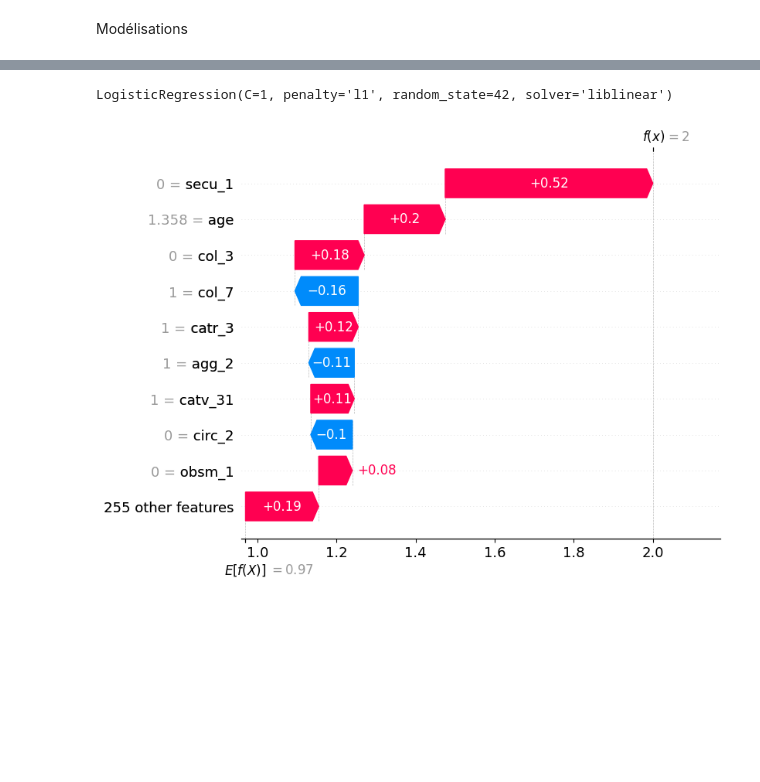
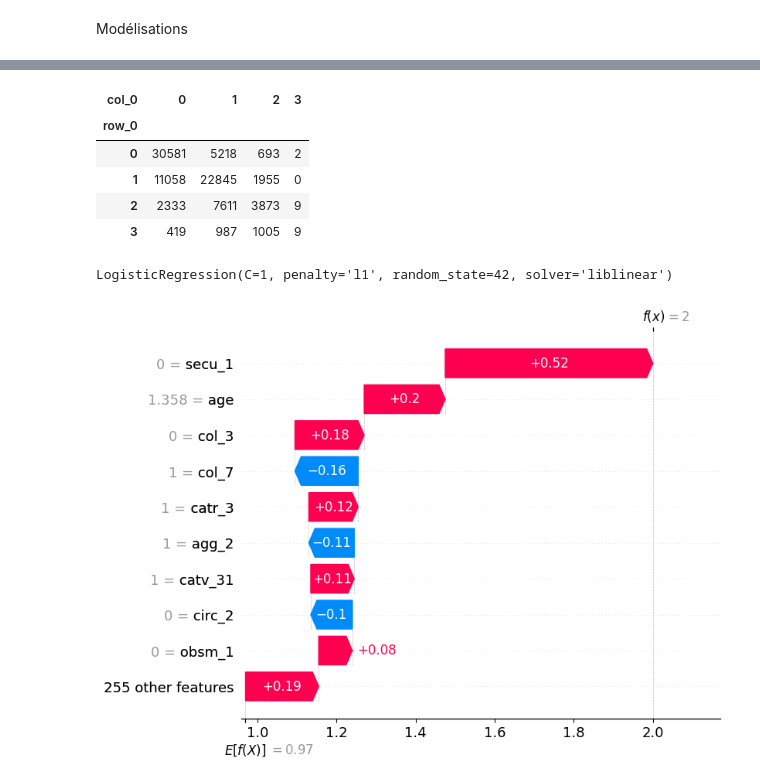
Before and after one commit to karatruc/Streamlit, a Jupyter notebook: Notebooks/ML/Classification_4_classes.ipynb, the cells around one changed output, grey strips where cells are left out. Drawn from its saved outputs; the diff is of its cells as text; code cells hidden in the pictures; blank space fills up the shorter version.

Commit message:
corr classification

```diff
--- a/Notebooks/ML/Classification_4_classes.ipynb
+++ b/Notebooks/ML/Classification_4_classes.ipynb
@@ -22,6 +22,7 @@ from catboost import CatBoostClassifier
 pd.set_option('display.max_columns', None)
 
 data_path = '../../Data'
+models_path = '../../Models'
 
 X_train = pd.read_csv('{0}/X_train.zip'.format(data_path), compression=dict(method='zip', archive_name='X_train.csv'))
 X_test = pd.read_csv('{0}/X_test.zip'.format(data_path), compression=dict(method='zip', archive_name='X_test.csv'))
@@ -100,7 +101,7 @@ model_params = {
 }
 
 best_fitted_models = {}
-df_models = pd.DataFrame()
+models_dict = {}
 
 
 for model_name, params in model_params.items():
@@ -113,17 +114,7 @@ for model_name, params in model_params.items():
 
     # recupération de la métrique recall
     report =classification_report_imbalanced(y_test, y_pred,output_dict=True)
-    df_recall = pd.DataFrame.from_dict(report).transpose()
-
-    # Suppression des lignes accuracy,avg_ et total_support
-    df_recall = df_recall[~df_recall.index.str.contains('accuracy|avg|total_support')]
-
-    # Ne garder que la colonne 'recall'
-    df_recall = df_recall[['rec']]
-
-    df_recall= df_recall.rename(columns={'rec':model_name})
-
-    df_model = pd.concat([df_model, df_recall.transpose()])
+    models_dict[model_name] = dict([(str(i) , report[str(i)]['rec']) for i in range(4)])
 
     # sauvegarde des données relatives au meilleurs modèle
     best_fitted_models[model_name] = {}
@@ -132,12 +123,12 @@ for model_name, params in model_params.items():
     best_fitted_models[model_name]['best_score'] = clf.best_score_
     best_fitted_models[model_name]['params'] = clf.best_params_
     best_fitted_models[model_name]['recall'] = clf.score(X_test, y_test)
-    best_fitted_models[model_name]['classification_report'] = classification_report_imbalanced(y_test, clf.predict(X_test))
+    best_fitted_models[model_name]['classification_report'] = classification_report_imbalanced(y_test, y_pred)
 
     best_fitted_models[model_name]['confusion_matrix'] = pd.crosstab(y_test, y_pred, rownames=['Gravité'], colnames=['Prédiction'])
     best_fitted_models[model_name]['confusion_matrix_norm'] = pd.crosstab(y_test, y_pred, rownames=['Gravité'], colnames=['Prédiction'], normalize='index')
 
-    dump(clf.best_estimator_, './modèles/best_'+model_name+'.joblib')
+    dump(clf.best_estimator_, '{}/best_{}.joblib'.format(models_path, model_name))
 
 
 
@@ -158,5 +149,8 @@ for m in best_fitted_models :
     print('Matrice de confusion normalisée')
     print(best_fitted_models[m]['confusion_matrix_norm'])
 
+df_models = pd.DataFrame(models_dict)
+
 display(df_models)
+dump(df_models, '{}/df_rec_4_classes_{}.joblib'.format(models_path))
 # %% [output]
@@ -207,3 +160,12 @@ Classification Report
+# %%
+pd.crosstab(y_test['grav'].to_numpy(), y_pred)
+# %% [output]
+| col_0 | 0 | 1 | 2 | 3 |
+| row_0 |  |  |  |  |
+| 0 | 30581 | 5218 | 693 | 2 |
+| 1 | 11058 | 22845 | 1955 | 0 |
+| 2 | 2333 | 7611 | 3873 | 9 |
+| 3 | 419 | 987 | 1005 | 9 |
 # %%
 #import shap
 # %%
```
Also changed, not shown: parts of 1 cell of this notebook.
